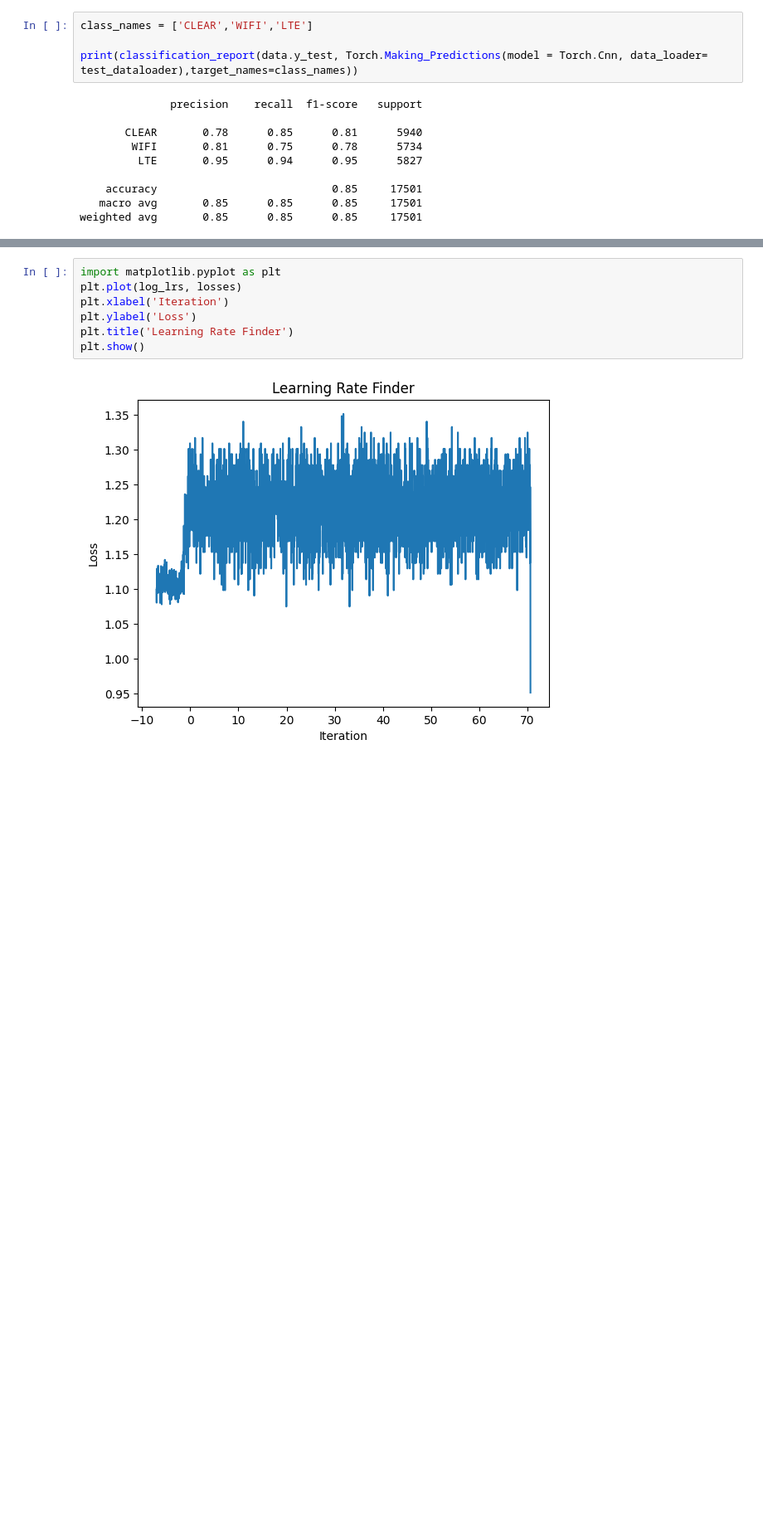
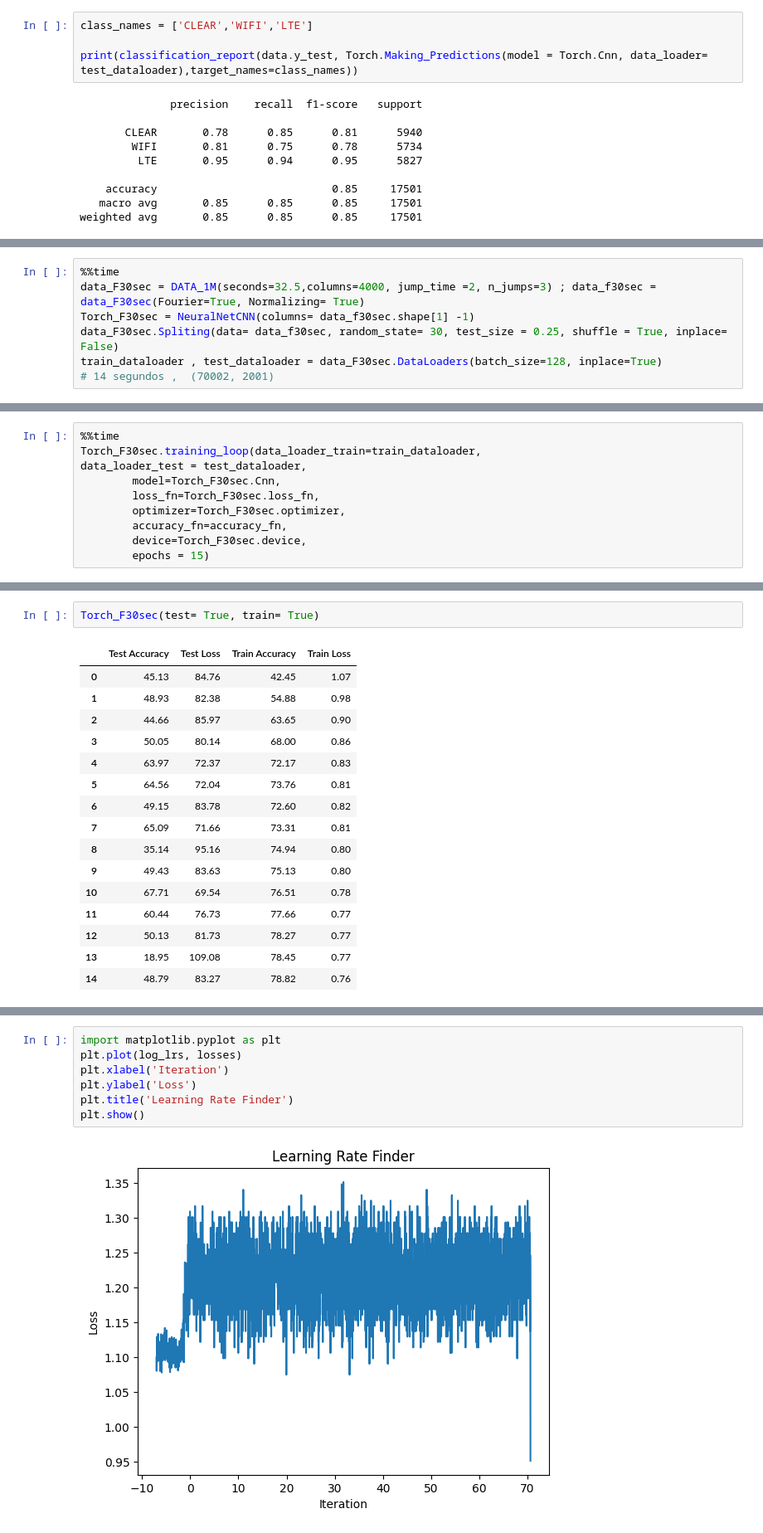
Before and after one commit to JanathanPlanas/Deep-learning-AICT, a Jupyter notebook: Cnn-Pytorch/cnn.ipynb, the cells around one changed output, grey strips where cells are left out. Shown at 83% size. Saved outputs shown, nothing was run; the diff lists cells and outputs as text; blank space fills up the shorter version.

```diff
--- a/Cnn-Pytorch/cnn.ipynb
+++ b/Cnn-Pytorch/cnn.ipynb
@@ -411,0 +656,7 @@ AttributeError: 'Adam' object has no attribute 'param_group'
+# %%
+%%time
+data_F30sec = DATA_1M(seconds=32.5,columns=4000, jump_time =2, n_jumps=3) ; data_f30sec = data_F30sec(Fourier=True, Normalizing= True)
+Torch_F30sec = NeuralNetCNN(columns= data_f30sec.shape[1] -1)
+data_F30sec.Spliting(data= data_f30sec, random_state= 30, test_size = 0.25, shuffle = True, inplace= False)
+train_dataloader , test_dataloader = data_F30sec.DataLoaders(batch_size=128, inplace=True)
+# 14 segundos ,  (70002, 2001)
@@ -411,0 +681,10 @@ AttributeError: 'Adam' object has no attribute 'param_group'
+# %%
+%%time
+Torch_F30sec.training_loop(data_loader_train=train_dataloader,
+data_loader_test = test_dataloader,
+        model=Torch_F30sec.Cnn,
+        loss_fn=Torch_F30sec.loss_fn,
+        optimizer=Torch_F30sec.optimizer,
+        accuracy_fn=accuracy_fn,
+        device=Torch_F30sec.device,
+        epochs = 15)
@@ -411,0 +737,19 @@ AttributeError: 'Adam' object has no attribute 'param_group'
+# %%
+Torch_F30sec(test= True, train= True)
+# %% [output]
+|  | Test Accuracy | Test Loss | Train Accuracy | Train Loss |
+| 0 | 45.13 | 84.76 | 42.45 | 1.07 |
+| 1 | 48.93 | 82.38 | 54.88 | 0.98 |
+| 2 | 44.66 | 85.97 | 63.65 | 0.90 |
+| 3 | 50.05 | 80.14 | 68.00 | 0.86 |
+| 4 | 63.97 | 72.37 | 72.17 | 0.83 |
+| 5 | 64.56 | 72.04 | 73.76 | 0.81 |
+| 6 | 49.15 | 83.78 | 72.60 | 0.82 |
+| 7 | 65.09 | 71.66 | 73.31 | 0.81 |
+| 8 | 35.14 | 95.16 | 74.94 | 0.80 |
+| 9 | 49.43 | 83.63 | 75.13 | 0.80 |
+| 10 | 67.71 | 69.54 | 76.51 | 0.78 |
+| 11 | 60.44 | 76.73 | 77.66 | 0.77 |
+| 12 | 50.13 | 81.73 | 78.27 | 0.77 |
+| 13 | 18.95 | 109.08 | 78.45 | 0.77 |
+| 14 | 48.79 | 83.27 | 78.82 | 0.76 |
```
Also changed, not shown: parts of 47 cells of this notebook, 2 other files.
